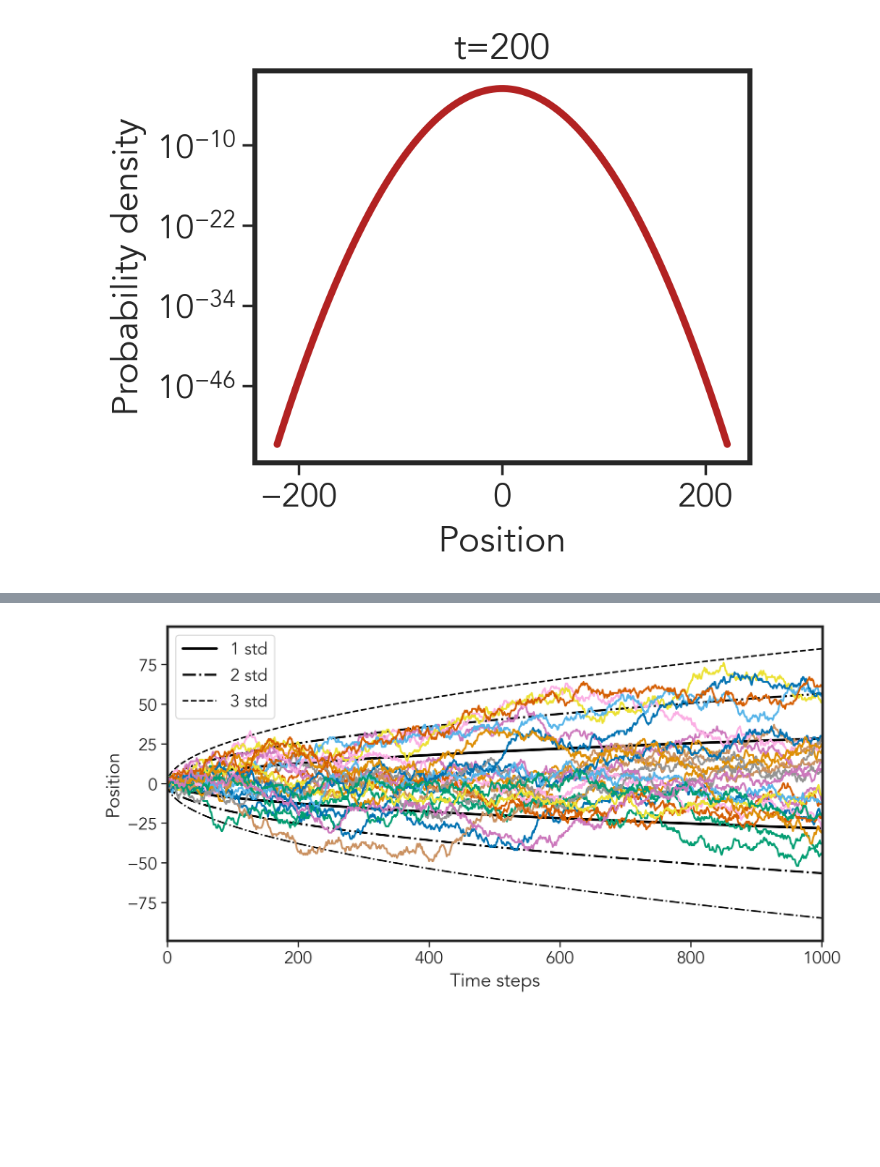
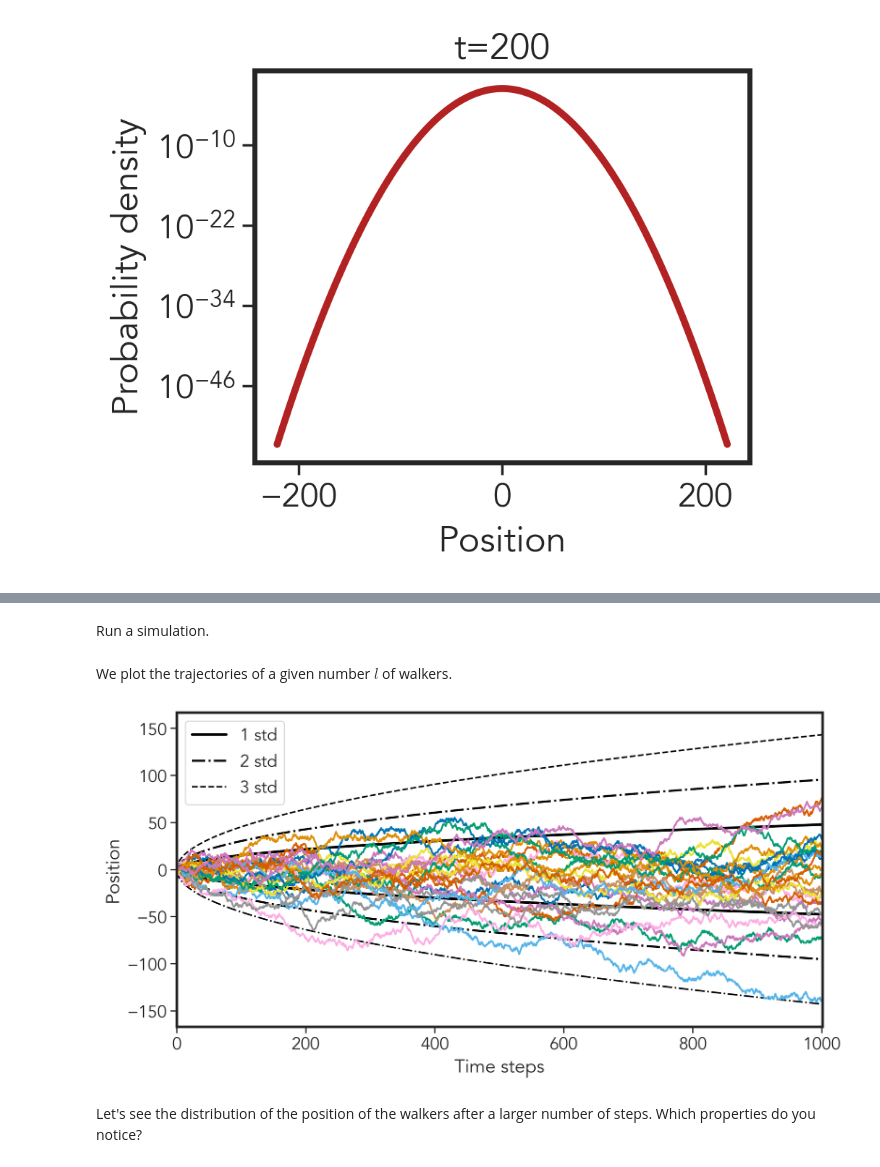
Before and after one commit to epigani/ModTF2324, a Jupyter notebook: code/ModTF_01.ipynb, the cells around one changed output, grey strips where cells are left out. Cells and saved outputs as stored; diff of their text form; code cells hidden in the pictures; blank space fills up the shorter version.

```diff
--- a/code/ModTF_01.ipynb
+++ b/code/ModTF_01.ipynb
@@ -195,6 +212,8 @@ def random_walk_jumps(p1=0.25, p2=0.25, L=1000, T=1000, x0=0):
     x0: initial position
     '''
     assert 1- 2*p1 - 2*p2 >=0, 'p0 must be greater or equal than 0'
+    assert 0 <= p1 <= 0.5, 'p1 must be between 0 and 0.5'
+    assert 0 <= p2 <= 0.5, 'p2 must be between 0 and 0.5'
     # initialize
     x = np.zeros((L, T))
     x[:, 0] = x0
@@ -208,14 +227,18 @@ def random_walk_jumps(p1=0.25, p2=0.25, L=1000, T=1000, x0=0):
         # update position
         x[:, t] = x[:, t-1] + dx
     return x
+# %% [markdown]
+Run a simulation.
 # %%
-p1 = 0.2
-p2 = 0.1
+p1 = 0.125
+p2 = 0.253
 L = 10000
 T = 1001
 x0 = 0
 
 x_jumps = random_walk_jumps(p1=p1, p2=p2, L=L, T=T, x0=x0)
+# %% [markdown]
+ We plot the trajectories of a given number $l$ of walkers.
 # %%
 # select l random walkers
 l = 25
@@ -223,31 +246,34 @@ indexes = np.random.randint(0, L, l)
 # %%
 fig, ax = plt.subplots(1, 1, figsize=(10, 5), constrained_layout=True)
 
 # plot 1, 2 and 3 standard deviations
 t = np.arange(T)
 # new formula for the std
-std = np.sqrt((2*p1 + 4*p2)*t)
+std = np.sqrt((2*p1 + 8*p2)*t)
 
 sns.lineplot(x=t, y=std, lw=2.5, color='black', alpha=1, label='1 std')
 sns.lineplot(x=t, y=-std, lw=2.5, color='black', alpha=1)
 sns.lineplot(x=t, y=2*std, lw=2, color='black', alpha=1, label='2 std', ls='-.')
 sns.lineplot(x=t, y=-2*std, lw=2, color='black', alpha=1, ls='-.')
 sns.lineplot(x=t, y=3*std, lw=1.5, color='black', alpha=1, label='3 std', ls='--')
 sns.lineplot(x=t, y=-3*std, lw=1.5, color='black', alpha=1, ls='-.')
 
 # plot the random walkers' trajectories
 for index in indexes:
     sns.lineplot(x_jumps[index], lw=1.75, alpha=1)
 
 ax.set_xlim(0, T)
 ax.set_ylim(-std[-1]*3.5, std[-1]*3.5)
 ax.set_xlabel('Time steps')
 ax.set_ylabel('Position')
 #ax.legend(loc='upper left', fontsize=14, frameon=True, framealpha=1, edgecolor='black', facecolor='white')
 
 plt.show()
 # %% [output]
-[figure, old version]
+[figure, new version]
+# %% [markdown]
+Let's see the distribution of the position of the walkers after a larger number of steps.
+Which properties do you notice?
 # %%
 fig, axes = plt.subplots(1, 3, figsize=(10, 3.75), constrained_layout=True, sharey=True)
 
```
Also changed, not shown: parts of 19 cells of this notebook.
